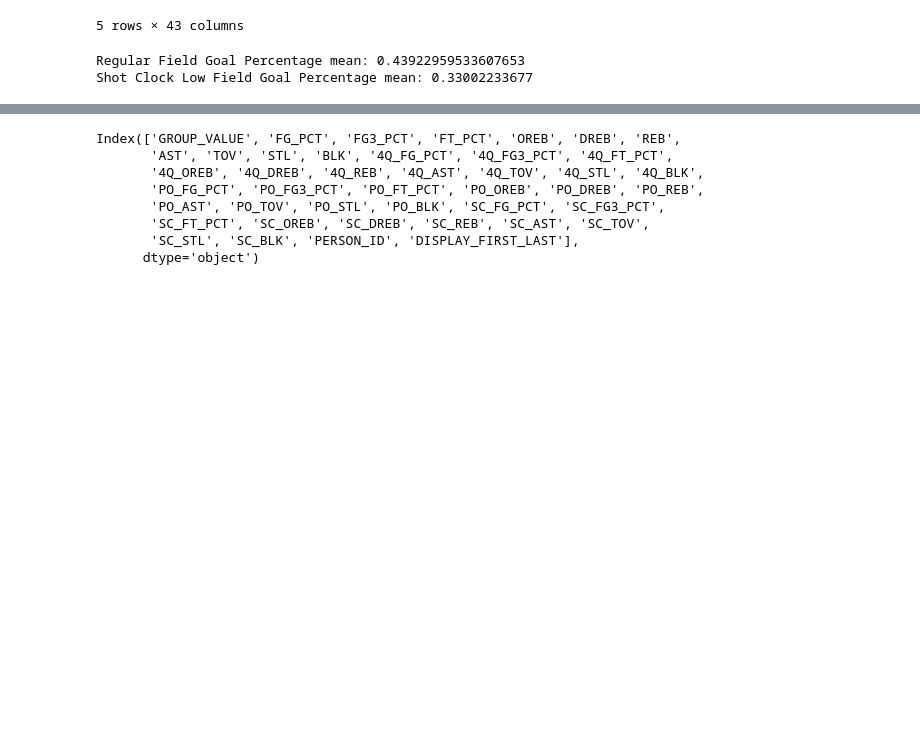
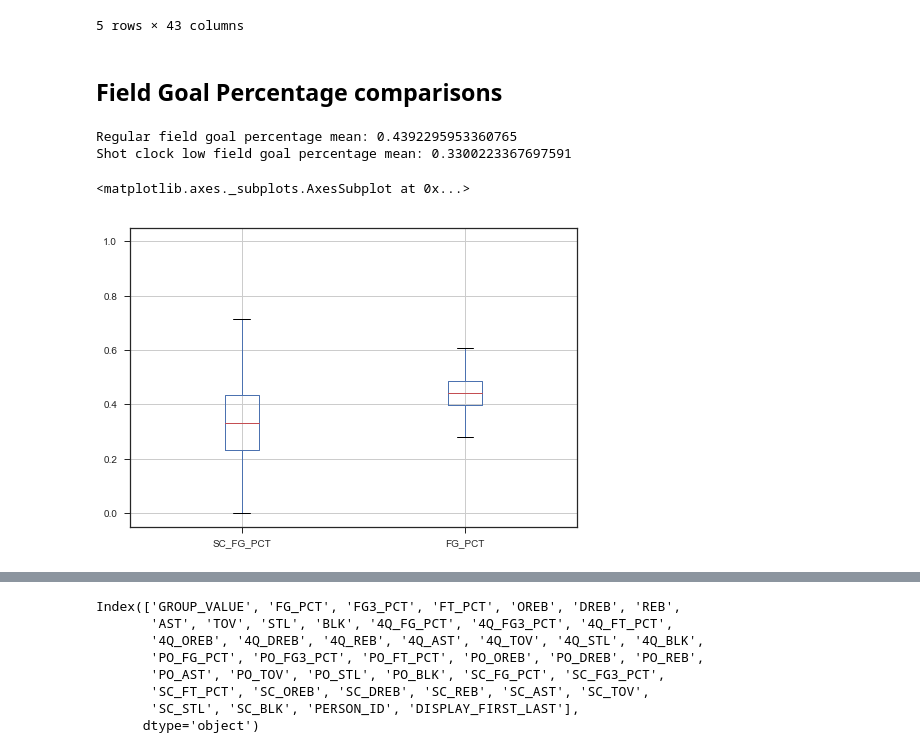
Before and after one commit to Zhuaggy/Nba_clutch, a Jupyter notebook: Notebooks/General comparisons.ipynb, the cells around one changed output, grey strips where cells are left out. Cells and saved outputs as stored; diff of their text form; code cells hidden in the pictures; blank space fills up the shorter version.

```diff
--- a/Notebooks/General comparisons.ipynb
+++ b/Notebooks/General comparisons.ipynb
@@ -84,12 +84,21 @@ df.head()
 | 3 | 2014-15 | 0.459000 | 0.300 | 0.784000 | 1.2 | 3.300000 | 4.400000 | 1.000000 | 0.900000 | 0.400000 | ... | ... |
 | 4 | 2015-16 | 0.556000 | 0.388 | 0.735000 | 1.1 | 2.100000 | 3.200000 | 0.500000 | 0.500000 | 0.500000 | ... | ... |
 5 rows × 43 columns
+# %% [markdown]
+## Field Goal Percentage comparisons
 # %%
+import seaborn
+seaborn.set(style="ticks")
+
 print('Regular field goal percentage mean: ' + str(df[df['GROUP_VALUE'] == '2016-17']['FG_PCT'].mean()))
 print('Shot clock low field goal percentage mean: ' + str(df[df['GROUP_VALUE'] == '2016-17']['SC_FG_PCT'].mean()))
+
+df[df['GROUP_VALUE'] == '2016-17'].boxplot(['SC_FG_PCT','FG_PCT'])
 # %% [output]
-Regular Field Goal Percentage mean: 0.43922959533607653
-Shot Clock Low Field Goal Percentage mean: 0.33002233677
+Regular field goal percentage mean: 0.4392295953360765
+Shot clock low field goal percentage mean: 0.3300223367697591
+<matplotlib.axes._subplots.AxesSubplot at 0x...>
+[figure, added]
 # %%
 print('Regular 3 point percentage mean: ' + str(df[df['GROUP_VALUE'] == '2016-17']['FG3_PCT'].mean()))
 print('Shot clock low field goal percentage mean: ' + str(df[df['GROUP_VALUE'] == '2016-17']['SC_FG3_PCT'].mean()))
```
Also changed, not shown: parts of 49 cells of this notebook, 3 other files.
